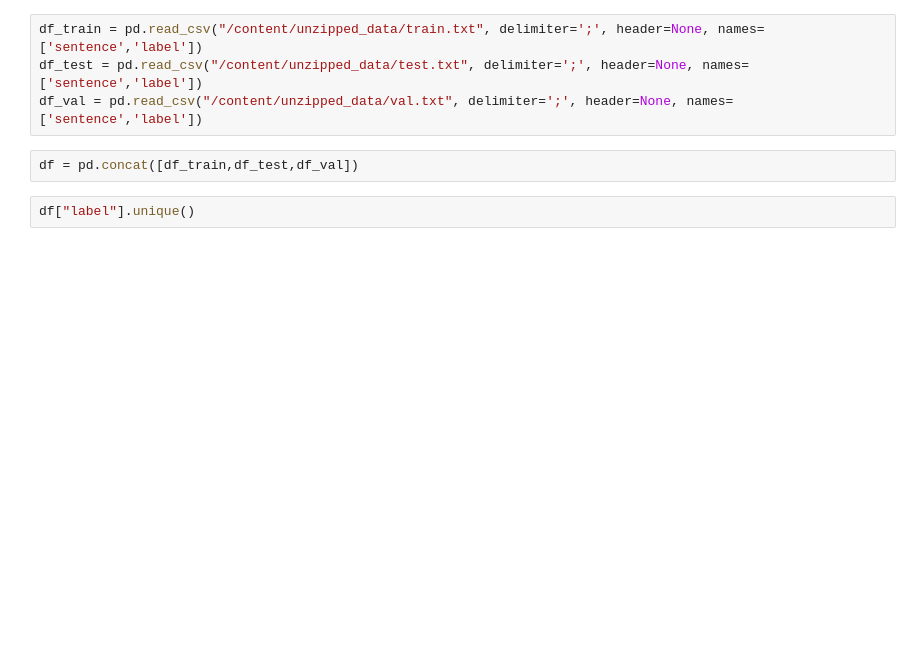
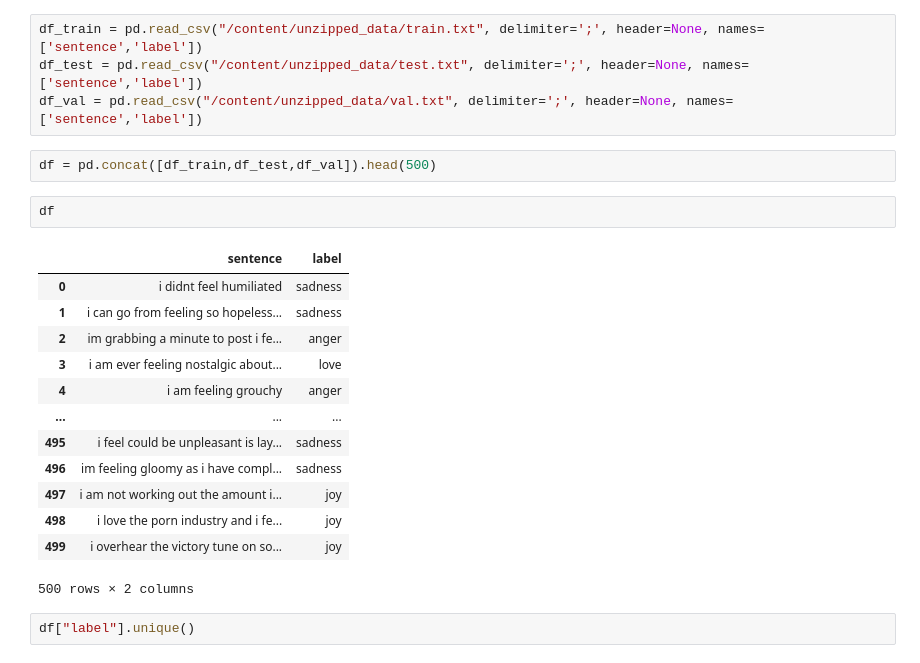
Before and after one commit to sakshisinghal936/Fine-Tuning-BERT-for-Text-Classification, a Jupyter notebook: Fine_Tuning_BERT_for_Text_Classification.ipynb, the cells around one changed output. Saved outputs shown, nothing was run; the diff lists cells and outputs as text; blank space fills up the shorter version.

```diff
--- a/Fine_Tuning_BERT_for_Text_Classification.ipynb
+++ b/Fine_Tuning_BERT_for_Text_Classification.ipynb
@@ -51,7 +53,23 @@ df_train = pd.read_csv("/content/unzipped_data/train.txt", delimiter=';', header
 df_test = pd.read_csv("/content/unzipped_data/test.txt", delimiter=';', header=None, names=['sentence','label'])
 df_val = pd.read_csv("/content/unzipped_data/val.txt", delimiter=';', header=None, names=['sentence','label'])
 # %%
-df = pd.concat([df_train,df_test,df_val])
+df = pd.concat([df_train,df_test,df_val]).head(500)
+# %%
+df
+# %% [output]
+|  | sentence | label |
+| 0 | i didnt feel humiliated | sadness |
+| 1 | i can go from feeling so hopeless... | sadness |
+| 2 | im grabbing a minute to post i fe... | anger |
+| 3 | i am ever feeling nostalgic about... | love |
+| 4 | i am feeling grouchy | anger |
+| ... | ... | ... |
+| 495 | i feel could be unpleasant is lay... | sadness |
+| 496 | im feeling gloomy as i have compl... | sadness |
+| 497 | i am not working out the amount i... | joy |
+| 498 | i love the porn industry and i fe... | joy |
+| 499 | i overhear the victory tune on so... | joy |
+500 rows × 2 columns
 # %%
 df["label"].unique()
 # %% [output]
```
Also changed, not shown: parts of 9 cells of this notebook.
